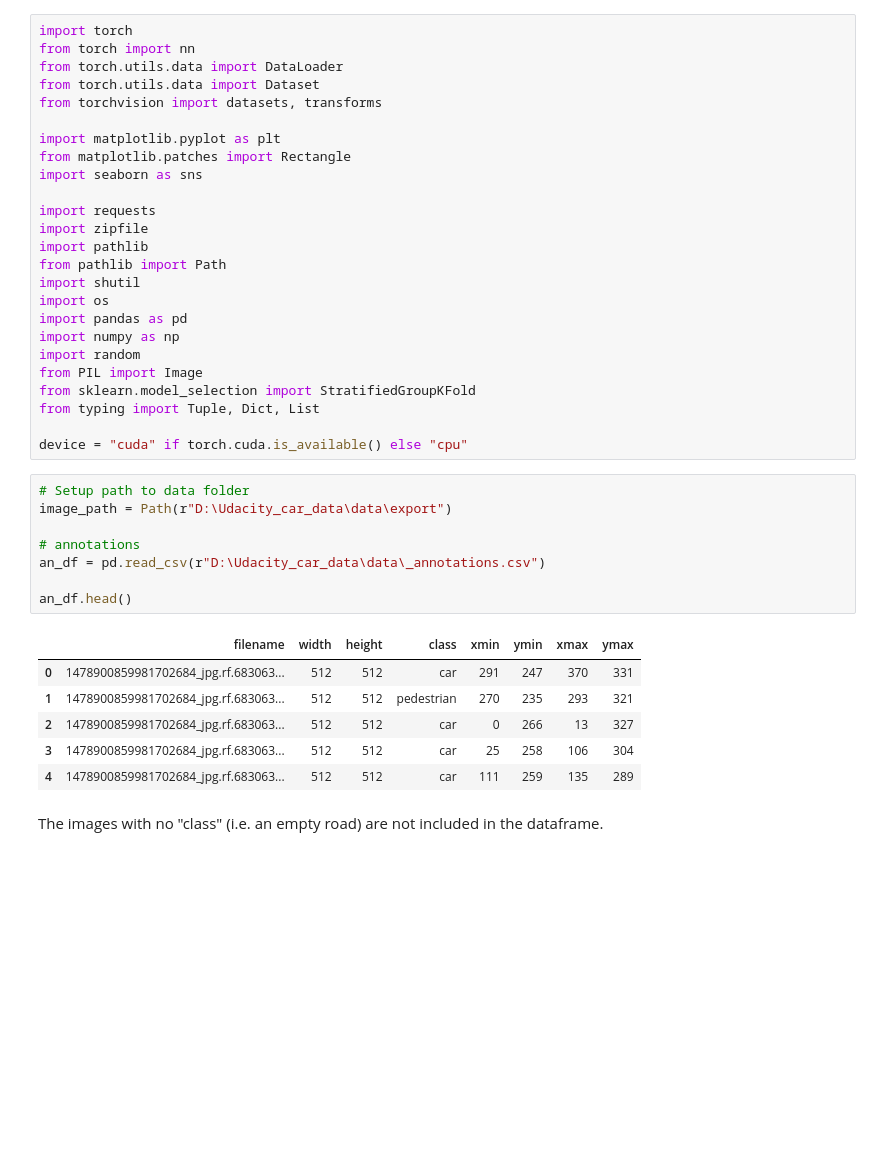
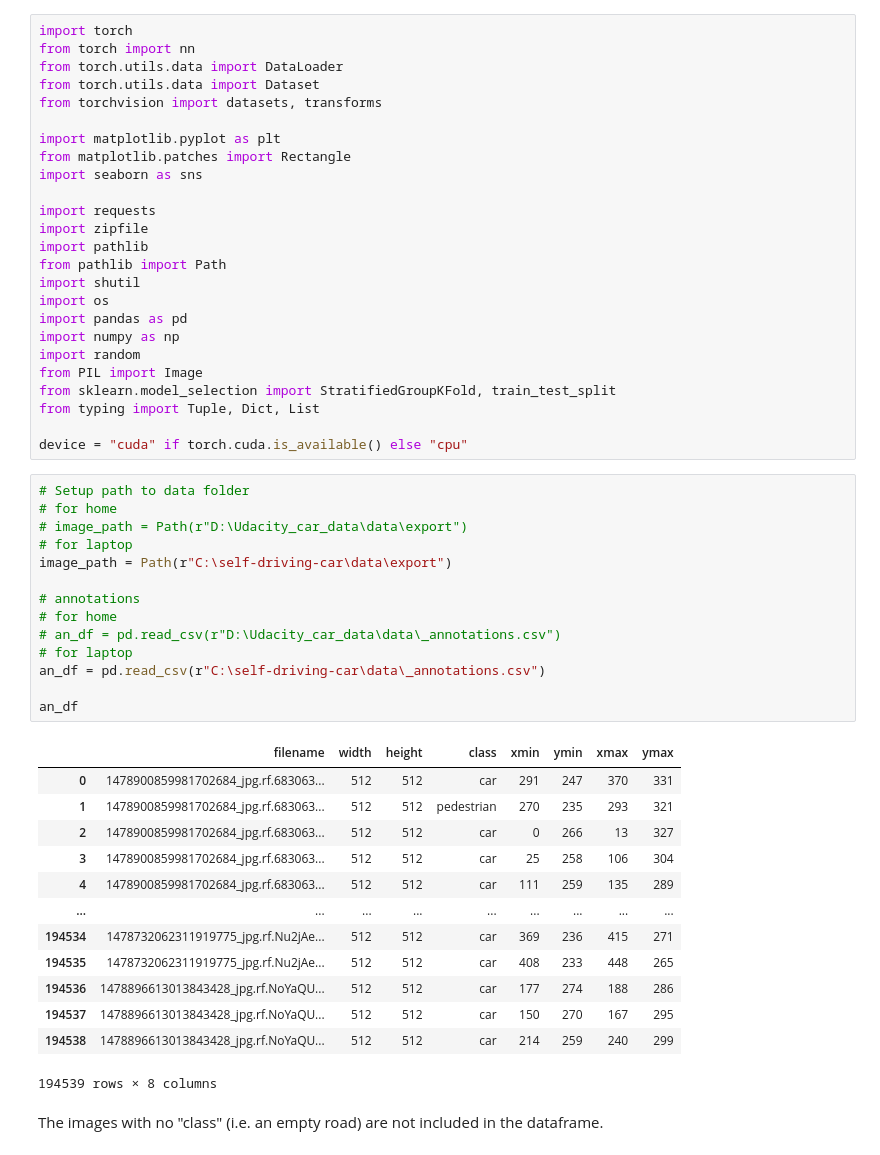
Before and after one commit to ElliotBlackstone/automotive-ssd-object-detection, a Jupyter notebook: EDA_car.ipynb, the cells around one changed output. Drawn from its saved outputs; the diff is of its cells as text; blank space fills up the shorter version.

```diff
--- a/EDA_car.ipynb
+++ b/EDA_car.ipynb
@@ -19,25 +19,38 @@ import pandas as pd
 import numpy as np
 import random
 from PIL import Image
-from sklearn.model_selection import StratifiedGroupKFold
+from sklearn.model_selection import StratifiedGroupKFold, train_test_split
 from typing import Tuple, Dict, List
 
 device = "cuda" if torch.cuda.is_available() else "cpu"
 # %%
 # Setup path to data folder
-image_path = Path(r"D:\Udacity_car_data\data\export")
+# for home
+# image_path = Path(r"D:\Udacity_car_data\data\export")
+# for laptop
+image_path = Path(r"C:\self-driving-car\data\export")
 
 # annotations
-an_df = pd.read_csv(r"D:\Udacity_car_data\data\_annotations.csv")
+# for home
+# an_df = pd.read_csv(r"D:\Udacity_car_data\data\_annotations.csv")
+# for laptop
+an_df = pd.read_csv(r"C:\self-driving-car\data\_annotations.csv")
 
-an_df.head()
+an_df
 # %% [output]
 |  | filename | width | height | class | xmin | ymin | xmax | ymax |
 | 0 | 1478900859981702684_jpg.rf.683063... | 512 | 512 | car | 291 | 247 | 370 | 331 |
 | 1 | 1478900859981702684_jpg.rf.683063... | 512 | 512 | pedestrian | 270 | 235 | 293 | 321 |
 | 2 | 1478900859981702684_jpg.rf.683063... | 512 | 512 | car | 0 | 266 | 13 | 327 |
 | 3 | 1478900859981702684_jpg.rf.683063... | 512 | 512 | car | 25 | 258 | 106 | 304 |
 | 4 | 1478900859981702684_jpg.rf.683063... | 512 | 512 | car | 111 | 259 | 135 | 289 |
+| ... | ... | ... | ... | ... | ... | ... | ... | ... |
+| 194534 | 1478732062311919775_jpg.rf.Nu2jAe... | 512 | 512 | car | 369 | 236 | 415 | 271 |
+| 194535 | 1478732062311919775_jpg.rf.Nu2jAe... | 512 | 512 | car | 408 | 233 | 448 | 265 |
+| 194536 | 1478896613013843428_jpg.rf.NoYaQU... | 512 | 512 | car | 177 | 274 | 188 | 286 |
+| 194537 | 1478896613013843428_jpg.rf.NoYaQU... | 512 | 512 | car | 150 | 270 | 167 | 295 |
+| 194538 | 1478896613013843428_jpg.rf.NoYaQU... | 512 | 512 | car | 214 | 259 | 240 | 299 |
+194539 rows × 8 columns
 # %% [markdown]
 The images with no "class" (i.e. an empty road) are not included in the dataframe.
 # %%
```
Also changed, not shown: parts of 22 cells of this notebook, 2 other files.
